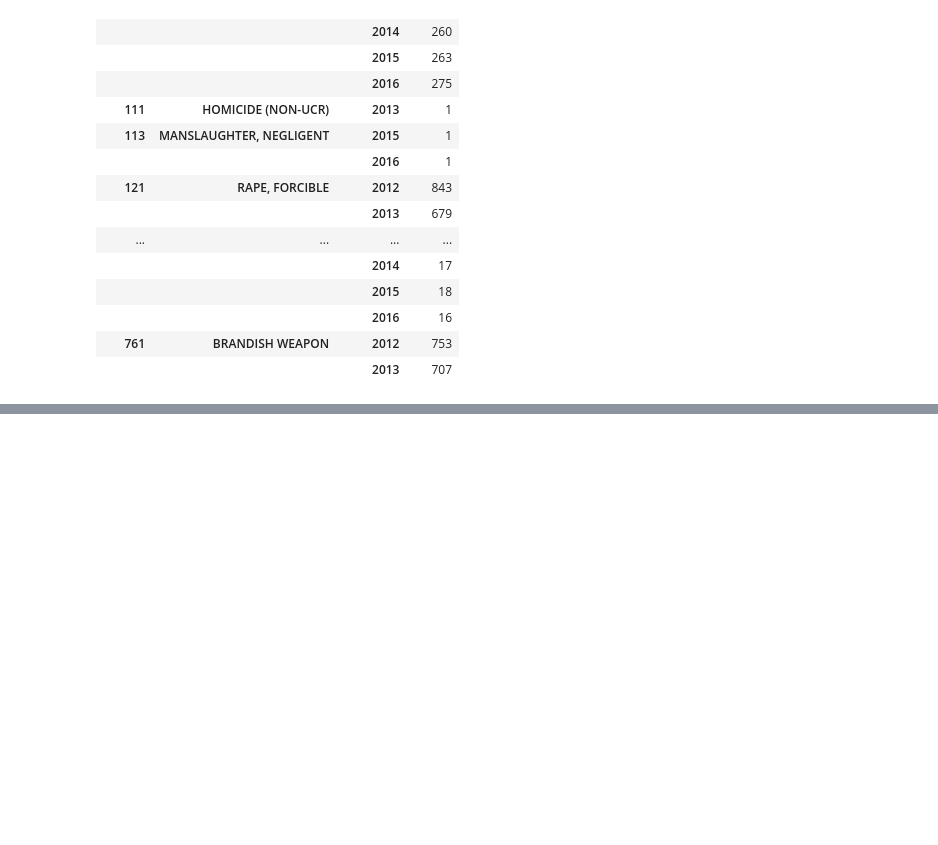
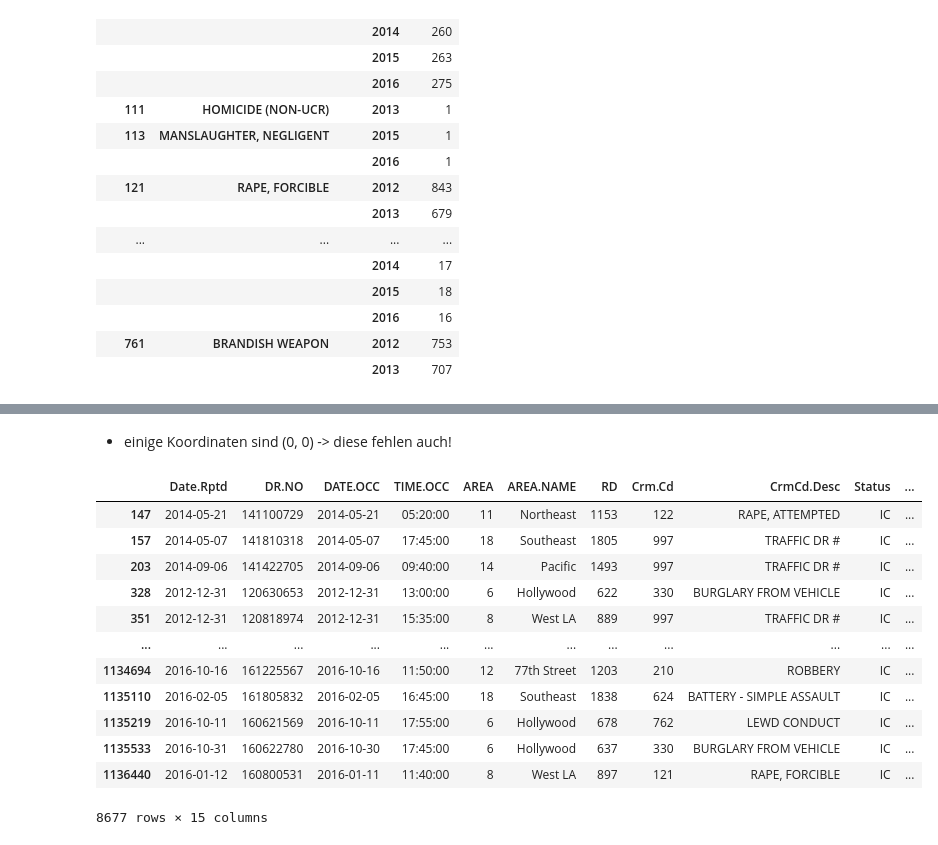
Before and after one commit to dominikth13/BI_Project, a Jupyter notebook: data_analysis.ipynb, the cells around one changed output, grey strips where cells are left out. Drawn from its saved outputs; the diff is of its cells as text; code cells hidden in the pictures; blank space fills up the shorter version.

```diff
--- a/data_analysis.ipynb
+++ b/data_analysis.ipynb
@@ -208,0 +330,27 @@ display(HTML(data_with_year[['DATE.OCC','CrmCd.Desc','Crm.Cd','DR.NO']].groupby(
+# %% [markdown]
+- einige Koordinaten sind (0, 0) -> diese fehlen auch!
+# %%
+def zero_to_null_mapper(x):
+    if x == 0:
+        return None
+    return x
+
+cleaned_data['LAT'] = cleaned_data['LAT'].map(zero_to_null_mapper)
+cleaned_data['LONG'] = cleaned_data['LONG'].map(zero_to_null_mapper)
+#cleaned_data[(cleaned_data['LAT'].isnull() | cleaned_data['LONG'].isnull()) & cleaned_data['Status'] == 'IC']
+#cleaned_data[cleaned_data['Status'] == 'IC']
+cleaned_data[(cleaned_data['LAT'].isnull() | cleaned_data['LONG'].isnull()) & cleaned_data['Cross.Street'].notnull()]
+# %% [output]
+|  | Date.Rptd | DR.NO | DATE.OCC | TIME.OCC | AREA | AREA.NAME | RD | Crm.Cd | CrmCd.Desc | Status | ... |
+| 147 | 2014-05-21 | 141100729 | 2014-05-21 | 05:20:00 | 11 | Northeast | 1153 | 122 | RAPE, ATTEMPTED | IC | ... |
+| 157 | 2014-05-07 | 141810318 | 2014-05-07 | 17:45:00 | 18 | Southeast | 1805 | 997 | TRAFFIC DR # | IC | ... |
+| 203 | 2014-09-06 | 141422705 | 2014-09-06 | 09:40:00 | 14 | Pacific | 1493 | 997 | TRAFFIC DR # | IC | ... |
+| 328 | 2012-12-31 | 120630653 | 2012-12-31 | 13:00:00 | 6 | Hollywood | 622 | 330 | BURGLARY FROM VEHICLE | IC | ... |
+| 351 | 2012-12-31 | 120818974 | 2012-12-31 | 15:35:00 | 8 | West LA | 889 | 997 | TRAFFIC DR # | IC | ... |
+| ... | ... | ... | ... | ... | ... | ... | ... | ... | ... | ... | ... |
+| 1134694 | 2016-10-16 | 161225567 | 2016-10-16 | 11:50:00 | 12 | 77th Street | 1203 | 210 | ROBBERY | IC | ... |
+| 1135110 | 2016-02-05 | 161805832 | 2016-02-05 | 16:45:00 | 18 | Southeast | 1838 | 624 | BATTERY - SIMPLE ASSAULT | IC | ... |
+| 1135219 | 2016-10-11 | 160621569 | 2016-10-11 | 17:55:00 | 6 | Hollywood | 678 | 762 | LEWD CONDUCT | IC | ... |
+| 1135533 | 2016-10-31 | 160622780 | 2016-10-30 | 17:45:00 | 6 | Hollywood | 637 | 330 | BURGLARY FROM VEHICLE | IC | ... |
+| 1136440 | 2016-01-12 | 160800531 | 2016-01-11 | 11:40:00 | 8 | West LA | 897 | 121 | RAPE, FORCIBLE | IC | ... |
+8677 rows × 15 columns
```
Also changed, not shown: parts of 19 cells of this notebook.
